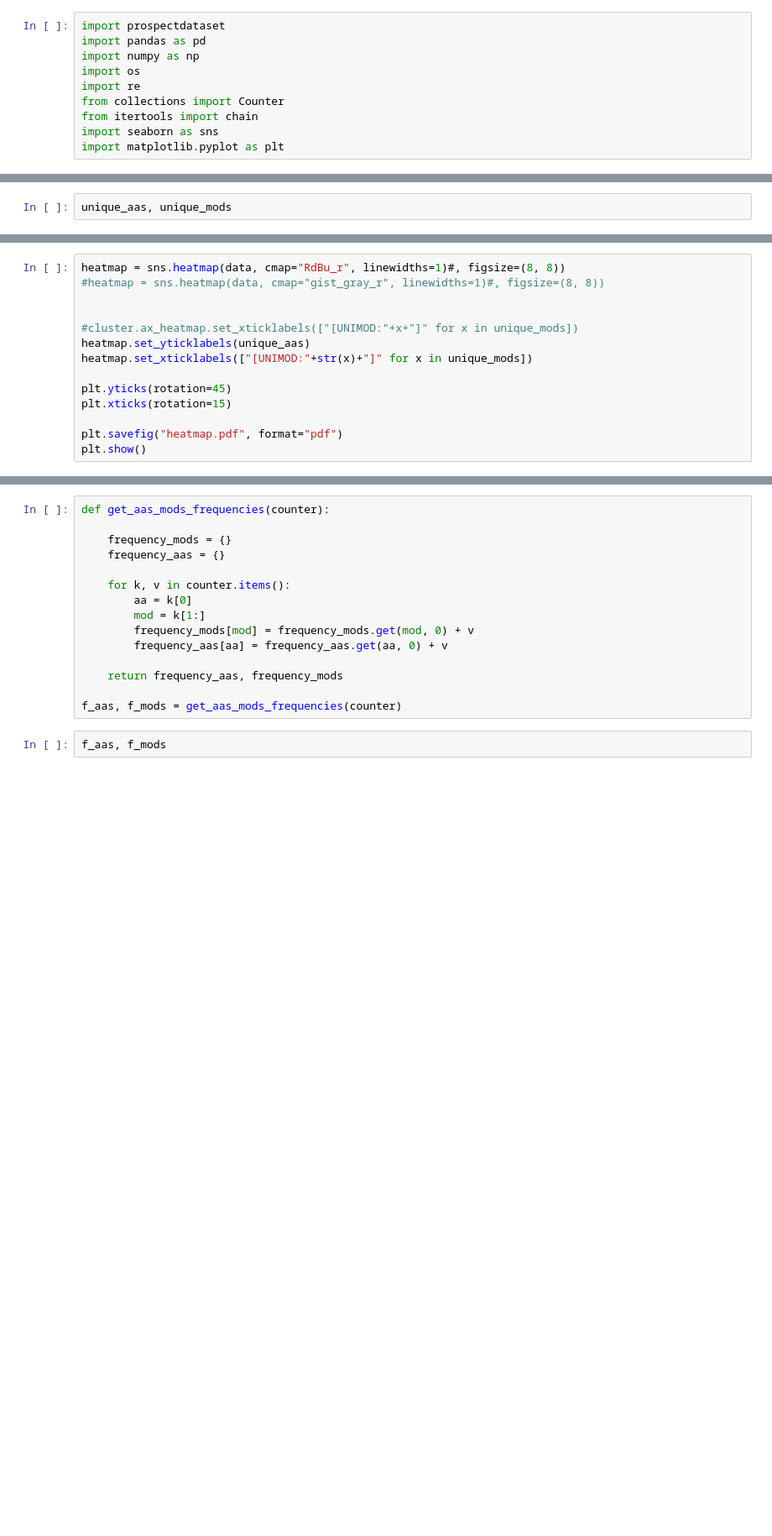
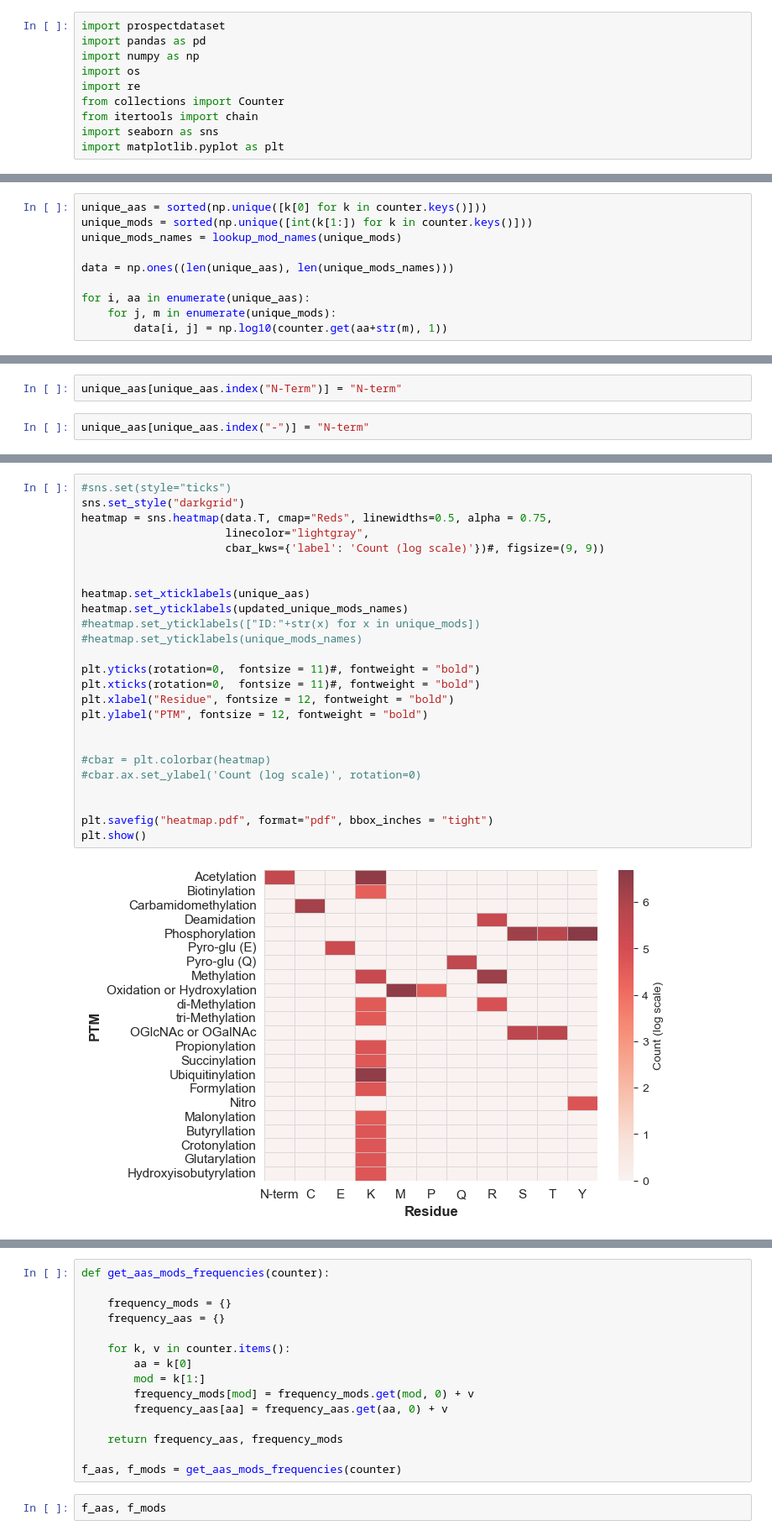
Before and after one commit to wilhelm-lab/PROSPECT, a Jupyter notebook: notebooks/heatmap-ptms.ipynb, the cells around one changed output, grey strips where cells are left out. Shown at 84% size. Drawn from its saved outputs; the diff is of its cells as text; blank space fills up the shorter version.

Commit message:
notebook and setup.py updates for plotting

```diff
--- a/notebooks/heatmap-ptms.ipynb
+++ b/notebooks/heatmap-ptms.ipynb
@@ -41,2 +84,10 @@ for i, aa in enumerate(unique_aas):
 # %%
-unique_aas, unique_mods
+unique_aas = sorted(np.unique([k[0] for k in counter.keys()]))
+unique_mods = sorted(np.unique([int(k[1:]) for k in counter.keys()]))
+unique_mods_names = lookup_mod_names(unique_mods)
+
+data = np.ones((len(unique_aas), len(unique_mods_names)))
+
+for i, aa in enumerate(unique_aas):
+    for j, m in enumerate(unique_mods):
+        data[i, j] = np.log10(counter.get(aa+str(m), 1))
@@ -42,0 +156,4 @@ unique_aas, unique_mods
+# %%
+unique_aas[unique_aas.index("N-Term")] = "N-term"
+# %%
+unique_aas[unique_aas.index("-")] = "N-term"
@@ -43,14 +185,27 @@ unique_aas, unique_mods
 # %%
-heatmap = sns.heatmap(data, cmap="RdBu_r", linewidths=1)#, figsize=(8, 8))
-#heatmap = sns.heatmap(data, cmap="gist_gray_r", linewidths=1)#, figsize=(8, 8))
+#sns.set(style="ticks")
+sns.set_style("darkgrid")
+heatmap = sns.heatmap(data.T, cmap="Reds", linewidths=0.5, alpha = 0.75,
+                      linecolor="lightgray",
+                      cbar_kws={'label': 'Count (log scale)'})#, figsize=(9, 9))
 
 
-#cluster.ax_heatmap.set_xticklabels(["[UNIMOD:"+x+"]" for x in unique_mods])
-heatmap.set_yticklabels(unique_aas)
-heatmap.set_xticklabels(["[UNIMOD:"+str(x)+"]" for x in unique_mods])
+heatmap.set_xticklabels(unique_aas)
+heatmap.set_yticklabels(updated_unique_mods_names)
+#heatmap.set_yticklabels(["ID:"+str(x) for x in unique_mods])
+#heatmap.set_yticklabels(unique_mods_names)
 
-plt.yticks(rotation=45)
-plt.xticks(rotation=15)
+plt.yticks(rotation=0,  fontsize = 11)#, fontweight = "bold")
+plt.xticks(rotation=0,  fontsize = 11)#, fontweight = "bold")
+plt.xlabel("Residue", fontsize = 12, fontweight = "bold")
+plt.ylabel("PTM", fontsize = 12, fontweight = "bold")
 
-plt.savefig("heatmap.pdf", format="pdf")
+
+#cbar = plt.colorbar(heatmap)
+#cbar.ax.set_ylabel('Count (log scale)', rotation=0)
+
+
+plt.savefig("heatmap.pdf", format="pdf", bbox_inches = "tight")
 plt.show()
+# %% [output]
+[figure, added]
```
Also changed, not shown: parts of 18 cells of this notebook, 1 other file.
